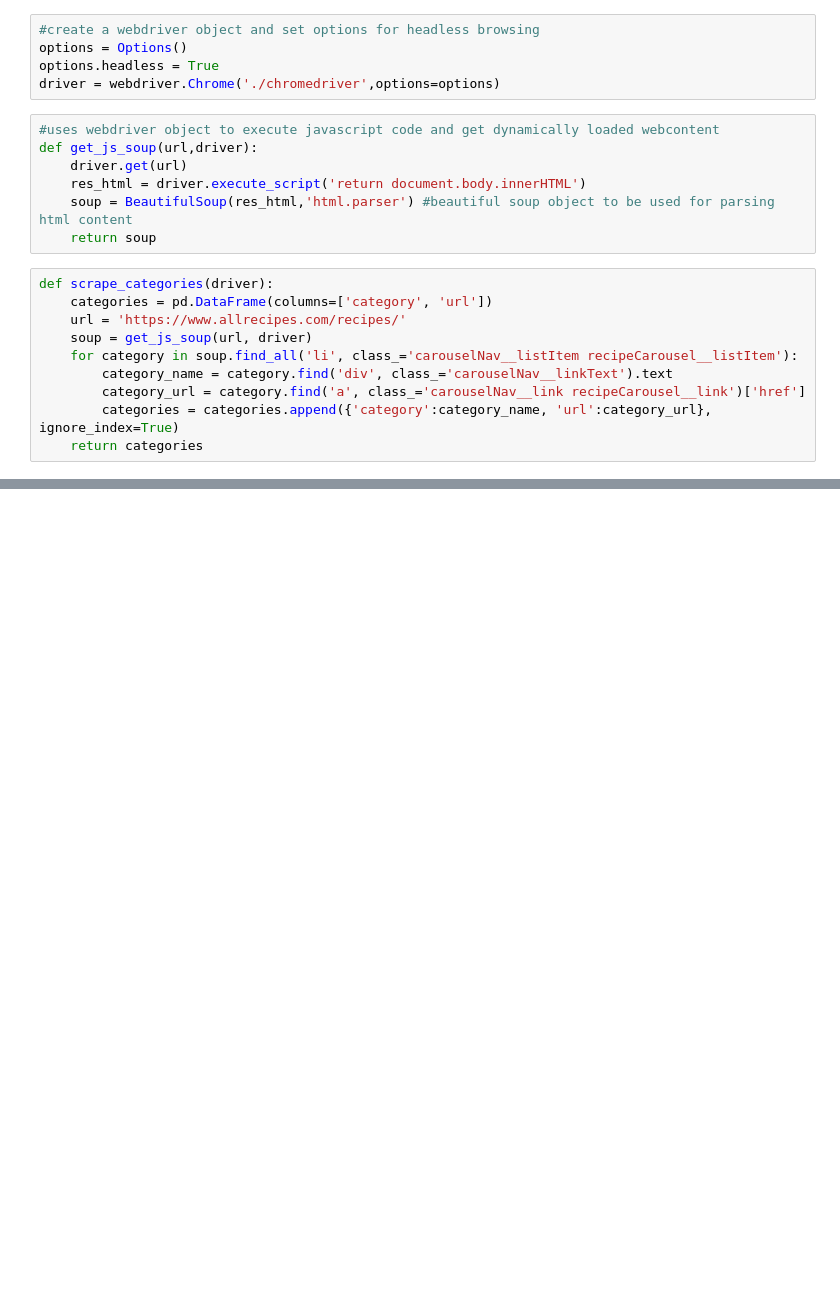
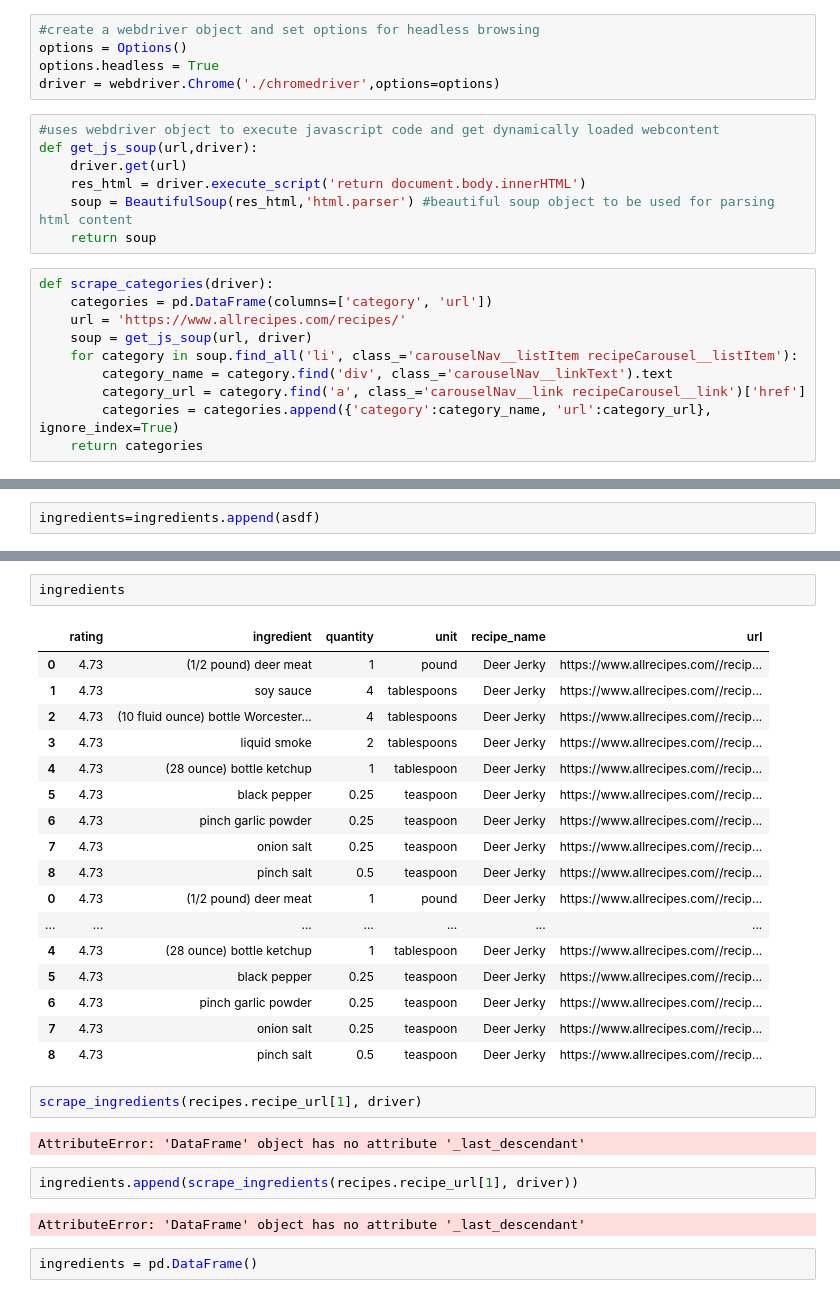
Before and after one commit to GregHarrison/CourseProject, a Jupyter notebook: Untitled.ipynb, the cells around one changed output, grey strips where cells are left out. Saved outputs shown, nothing was run; the diff lists cells and outputs as text; blank space fills up the shorter version.

```diff
--- a/Untitled.ipynb
+++ b/Untitled.ipynb
@@ -108,0 +202,2 @@ ingredients
+# %%
+ingredients=ingredients.append(asdf)
@@ -108,0 +223,30 @@ ingredients
+# %%
+ingredients
+# %% [output]
+|  | rating | ingredient | quantity | unit | recipe_name | url |
+| 0 | 4.73 | (1/2 pound) deer meat | 1 | pound | Deer Jerky | https://www.allrecipes.com//recip... |
+| 1 | 4.73 | soy sauce | 4 | tablespoons | Deer Jerky | https://www.allrecipes.com//recip... |
+| 2 | 4.73 | (10 fluid ounce) bottle Worcester... | 4 | tablespoons | Deer Jerky | https://www.allrecipes.com//recip... |
+| 3 | 4.73 | liquid smoke | 2 | tablespoons | Deer Jerky | https://www.allrecipes.com//recip... |
+| 4 | 4.73 | (28 ounce) bottle ketchup | 1 | tablespoon | Deer Jerky | https://www.allrecipes.com//recip... |
+| 5 | 4.73 | black pepper | 0.25 | teaspoon | Deer Jerky | https://www.allrecipes.com//recip... |
+| 6 | 4.73 | pinch garlic powder | 0.25 | teaspoon | Deer Jerky | https://www.allrecipes.com//recip... |
+| 7 | 4.73 | onion salt | 0.25 | teaspoon | Deer Jerky | https://www.allrecipes.com//recip... |
+| 8 | 4.73 | pinch salt | 0.5 | teaspoon | Deer Jerky | https://www.allrecipes.com//recip... |
+| 0 | 4.73 | (1/2 pound) deer meat | 1 | pound | Deer Jerky | https://www.allrecipes.com//recip... |
+| ... | ... | ... | ... | ... | ... | ... |
+| 4 | 4.73 | (28 ounce) bottle ketchup | 1 | tablespoon | Deer Jerky | https://www.allrecipes.com//recip... |
+| 5 | 4.73 | black pepper | 0.25 | teaspoon | Deer Jerky | https://www.allrecipes.com//recip... |
+| 6 | 4.73 | pinch garlic powder | 0.25 | teaspoon | Deer Jerky | https://www.allrecipes.com//recip... |
+| 7 | 4.73 | onion salt | 0.25 | teaspoon | Deer Jerky | https://www.allrecipes.com//recip... |
+| 8 | 4.73 | pinch salt | 0.5 | teaspoon | Deer Jerky | https://www.allrecipes.com//recip... |
+# %%
+scrape_ingredients(recipes.recipe_url[1], driver)
+# %% [output]
+AttributeError: 'DataFrame' object has no attribute '_last_descendant'
+# %%
+ingredients.append(scrape_ingredients(recipes.recipe_url[1], driver))
+# %% [output]
+AttributeError: 'DataFrame' object has no attribute '_last_descendant'
+# %%
+ingredients = pd.DataFrame()
```
Also changed, not shown: parts of 30 cells of this notebook, 4 other files.
